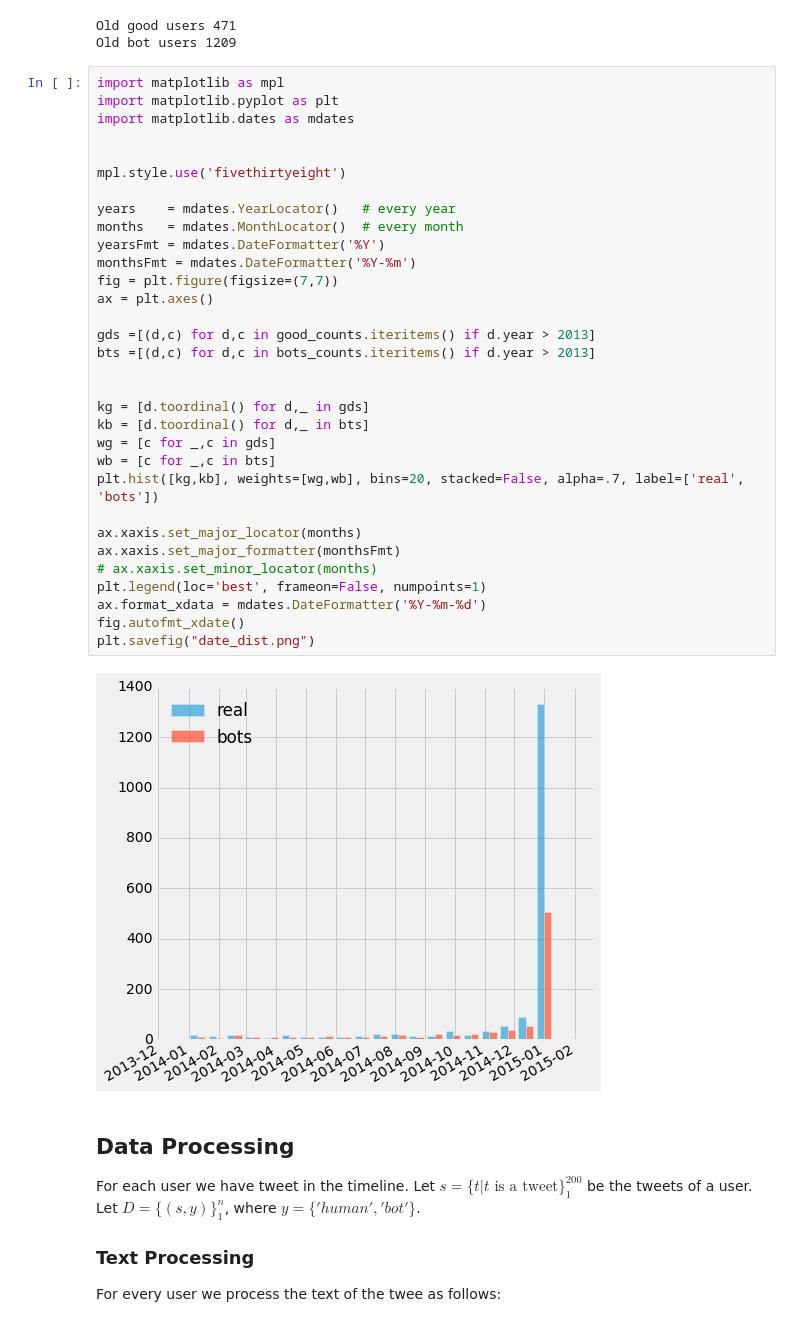
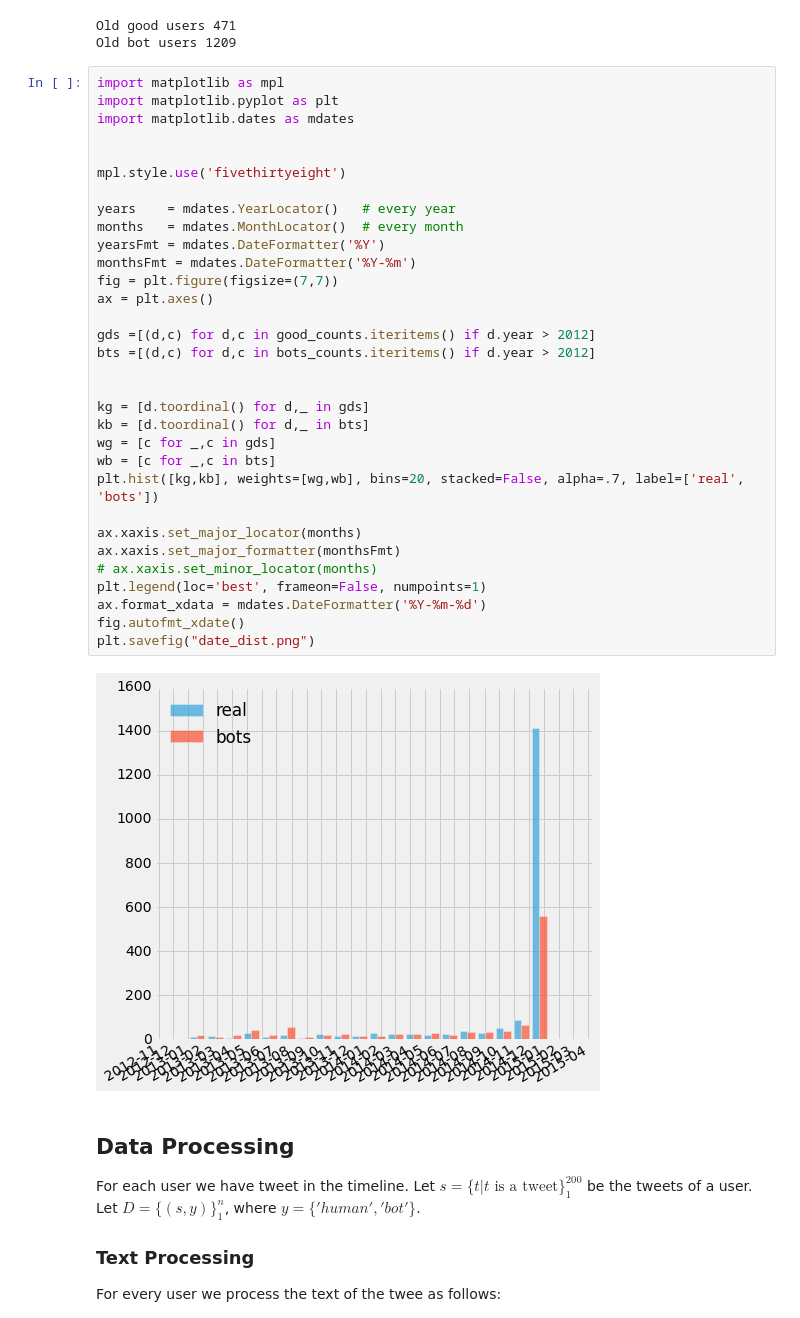
Before and after one commit to mramire8/notebooks, a Jupyter notebook: twitter_new_data/twitter_data.ipynb, the cells around one changed output. Saved outputs shown, nothing was run; the diff lists cells and outputs as text.

```diff
--- a/twitter_new_data/twitter_data.ipynb
+++ b/twitter_new_data/twitter_data.ipynb
@@ -123,36 +123,36 @@ Old bot users 1209
 import matplotlib as mpl
 import matplotlib.pyplot as plt
 import matplotlib.dates as mdates
 
 
 mpl.style.use('fivethirtyeight')
 
 years    = mdates.YearLocator()   # every year
 months   = mdates.MonthLocator()  # every month
 yearsFmt = mdates.DateFormatter('%Y')
 monthsFmt = mdates.DateFormatter('%Y-%m')
 fig = plt.figure(figsize=(7,7))
 ax = plt.axes()
 
-gds =[(d,c) for d,c in good_counts.iteritems() if d.year > 2013]
-bts =[(d,c) for d,c in bots_counts.iteritems() if d.year > 2013]
+gds =[(d,c) for d,c in good_counts.iteritems() if d.year > 2012]
+bts =[(d,c) for d,c in bots_counts.iteritems() if d.year > 2012]
 
 
 kg = [d.toordinal() for d,_ in gds]
 kb = [d.toordinal() for d,_ in bts]
 wg = [c for _,c in gds]
 wb = [c for _,c in bts]
 plt.hist([kg,kb], weights=[wg,wb], bins=20, stacked=False, alpha=.7, label=['real', 'bots'])
 
 ax.xaxis.set_major_locator(months)
 ax.xaxis.set_major_formatter(monthsFmt)
 # ax.xaxis.set_minor_locator(months)
 plt.legend(loc='best', frameon=False, numpoints=1)
 ax.format_xdata = mdates.DateFormatter('%Y-%m-%d')
 fig.autofmt_xdate()
 plt.savefig("date_dist.png")
 # %% [output]
-[figure, old version]
+[figure, new version]
 # %% [markdown]
 ## Data Processing
 For each user we have tweet in the timeline. Let $s=\{t | t \text{ is a tweet}\}_{1}^{200}$ be the tweets of a user. Let $D=\{(s,y)\}_1^n$, where $y=\{'human','bot'\}$.
```
Also changed, not shown: 4 other files.
